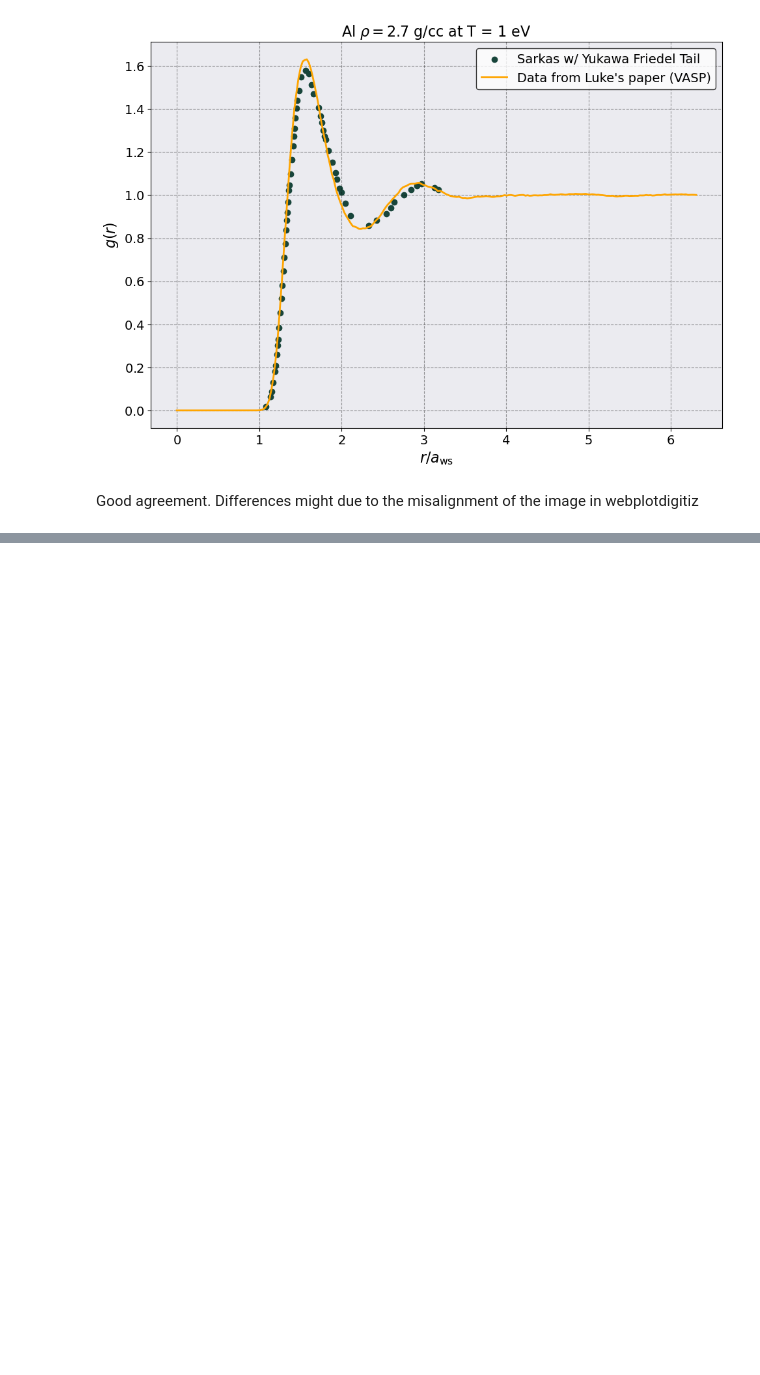
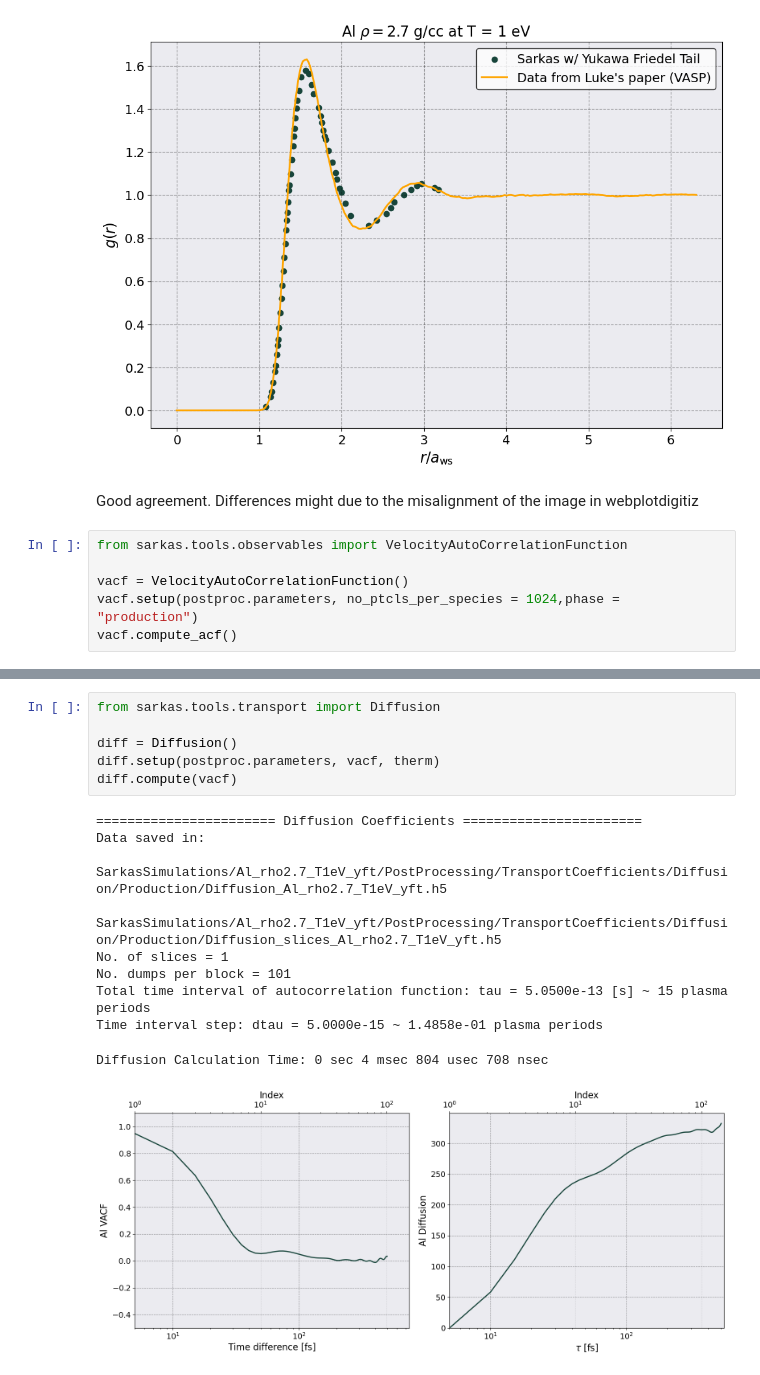
Before and after one commit to lucianogsilvestri/sarkas, a Jupyter notebook: docs/examples/YukawaFriedelTail/YFT_Tutorial.ipynb, the cells around one changed output, grey strips where cells are left out. Saved outputs shown, nothing was run; the diff lists cells and outputs as text; blank space fills up the shorter version.

```diff
--- a/docs/examples/YukawaFriedelTail/YFT_Tutorial.ipynb
+++ b/docs/examples/YukawaFriedelTail/YFT_Tutorial.ipynb
@@ -187,3 +136,9 @@ ax.set(title = r"Al $\rho = 2.7$ g/cc at T = 1 eV")
 [figure]
 # %% [markdown]
 Good agreement. Differences might due to the misalignment of the image in webplotdigitiz
+# %%
+from sarkas.tools.observables import VelocityAutoCorrelationFunction
+
+vacf = VelocityAutoCorrelationFunction()
+vacf.setup(postproc.parameters, no_ptcls_per_species = 1024,phase = "production")
+vacf.compute_acf()
@@ -189,0 +165,17 @@ Good agreement. Differences might due to the misalignment of the image in webplo
+# %%
+from sarkas.tools.transport import Diffusion
+
+diff = Diffusion()
+diff.setup(postproc.parameters, vacf, therm)
+diff.compute(vacf)
+# %% [output]
+======================= Diffusion Coefficients =======================
+Data saved in:
+ SarkasSimulations/Al_rho2.7_T1eV_yft/PostProcessing/TransportCoefficients/Diffusion/Production/Diffusion_Al_rho2.7_T1eV_yft.h5
+ SarkasSimulations/Al_rho2.7_T1eV_yft/PostProcessing/TransportCoefficients/Diffusion/Production/Diffusion_slices_Al_rho2.7_T1eV_yft.h5
+No. of slices = 1
+No. dumps per block = 101
+Total time interval of autocorrelation function: tau = 5.0500e-13 [s] ~ 15 plasma periods
+Time interval step: dtau = 5.0000e-15 ~ 1.4858e-01 plasma periods
+Diffusion Calculation Time: 0 sec 4 msec 804 usec 708 nsec
+[figure, added]
```
Also changed, not shown: parts of 7 cells of this notebook, 1 other file.
